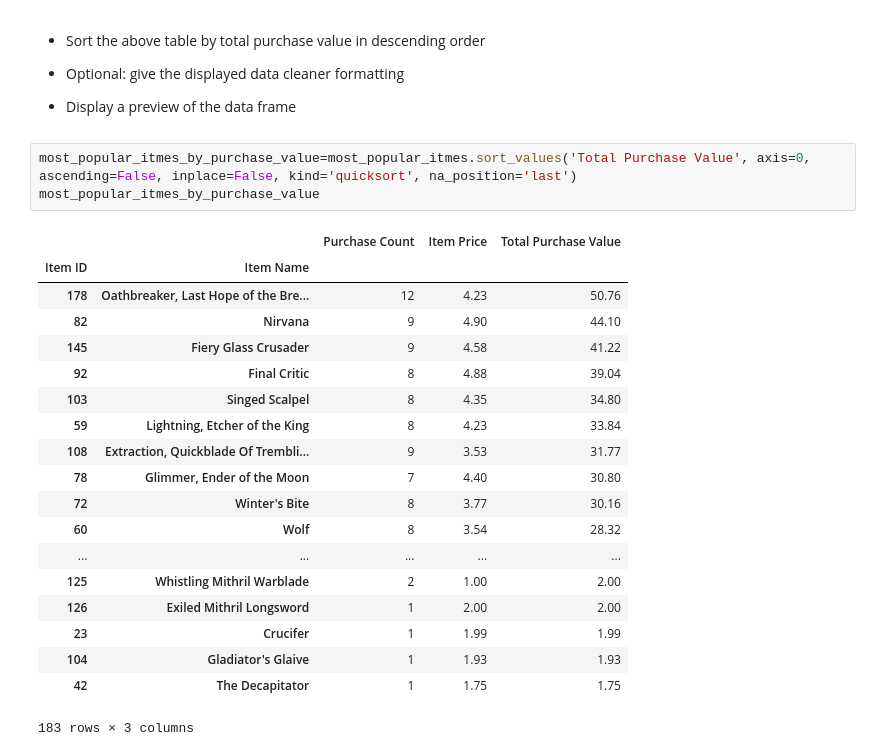
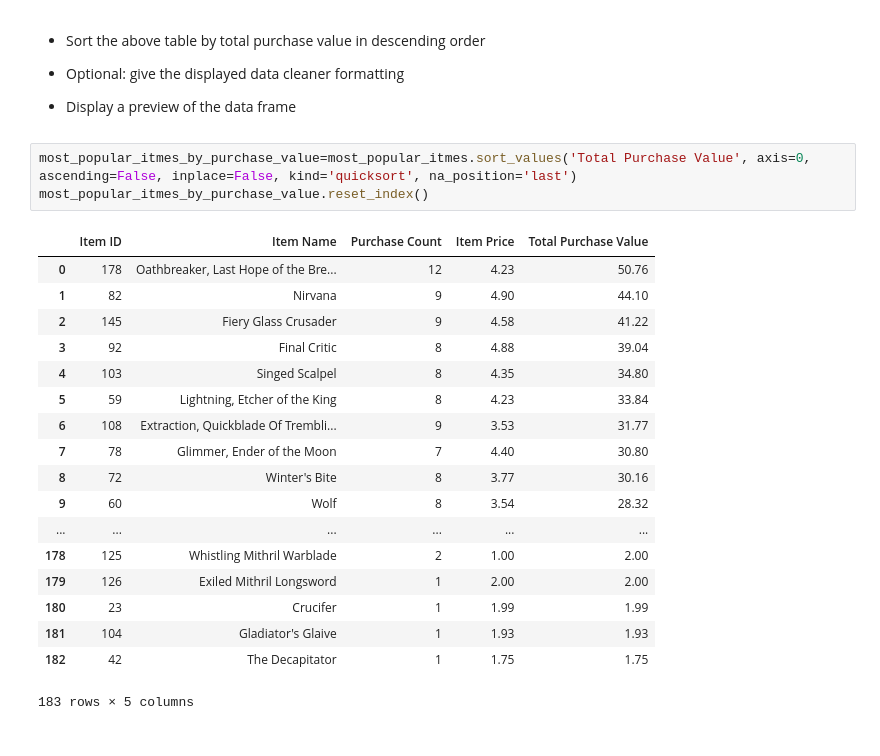
Before and after one commit to rgundachar/pandas-challenge, a Jupyter notebook: HeroesOfPymoli_starter.ipynb, the cells around one changed output. Drawn from its saved outputs; the diff is of its cells as text.

```diff
--- a/HeroesOfPymoli_starter.ipynb
+++ b/HeroesOfPymoli_starter.ipynb
@@ -275,24 +274,23 @@ most_popular_itmes
 * Display a preview of the data frame
 # %%
 most_popular_itmes_by_purchase_value=most_popular_itmes.sort_values('Total Purchase Value', axis=0, ascending=False, inplace=False, kind='quicksort', na_position='last')
-most_popular_itmes_by_purchase_value
+most_popular_itmes_by_purchase_value.reset_index()
 # %% [output]
-|  |  | Purchase Count | Item Price | Total Purchase Value |
-| Item ID | Item Name |  |  |  |
-| 178 | Oathbreaker, Last Hope of the Bre... | 12 | 4.23 | 50.76 |
-| 82 | Nirvana | 9 | 4.90 | 44.10 |
-| 145 | Fiery Glass Crusader | 9 | 4.58 | 41.22 |
-| 92 | Final Critic | 8 | 4.88 | 39.04 |
-| 103 | Singed Scalpel | 8 | 4.35 | 34.80 |
-| 59 | Lightning, Etcher of the King | 8 | 4.23 | 33.84 |
-| 108 | Extraction, Quickblade Of Trembli... | 9 | 3.53 | 31.77 |
-| 78 | Glimmer, Ender of the Moon | 7 | 4.40 | 30.80 |
-| 72 | Winter's Bite | 8 | 3.77 | 30.16 |
-| 60 | Wolf | 8 | 3.54 | 28.32 |
-| ... | ... | ... | ... | ... |
-| 125 | Whistling Mithril Warblade | 2 | 1.00 | 2.00 |
-| 126 | Exiled Mithril Longsword | 1 | 2.00 | 2.00 |
-| 23 | Crucifer | 1 | 1.99 | 1.99 |
-| 104 | Gladiator's Glaive | 1 | 1.93 | 1.93 |
-| 42 | The Decapitator | 1 | 1.75 | 1.75 |
+|  | Item ID | Item Name | Purchase Count | Item Price | Total Purchase Value |
+| 0 | 178 | Oathbreaker, Last Hope of the Bre... | 12 | 4.23 | 50.76 |
+| 1 | 82 | Nirvana | 9 | 4.90 | 44.10 |
+| 2 | 145 | Fiery Glass Crusader | 9 | 4.58 | 41.22 |
+| 3 | 92 | Final Critic | 8 | 4.88 | 39.04 |
+| 4 | 103 | Singed Scalpel | 8 | 4.35 | 34.80 |
+| 5 | 59 | Lightning, Etcher of the King | 8 | 4.23 | 33.84 |
+| 6 | 108 | Extraction, Quickblade Of Trembli... | 9 | 3.53 | 31.77 |
+| 7 | 78 | Glimmer, Ender of the Moon | 7 | 4.40 | 30.80 |
+| 8 | 72 | Winter's Bite | 8 | 3.77 | 30.16 |
+| 9 | 60 | Wolf | 8 | 3.54 | 28.32 |
+| ... | ... | ... | ... | ... | ... |
+| 178 | 125 | Whistling Mithril Warblade | 2 | 1.00 | 2.00 |
+| 179 | 126 | Exiled Mithril Longsword | 1 | 2.00 | 2.00 |
+| 180 | 23 | Crucifer | 1 | 1.99 | 1.99 |
+| 181 | 104 | Gladiator's Glaive | 1 | 1.93 | 1.93 |
+| 182 | 42 | The Decapitator | 1 | 1.75 | 1.75 |
-183 rows × 3 columns
+183 rows × 5 columns
```
Also changed, not shown: parts of 1 cell of this notebook.
